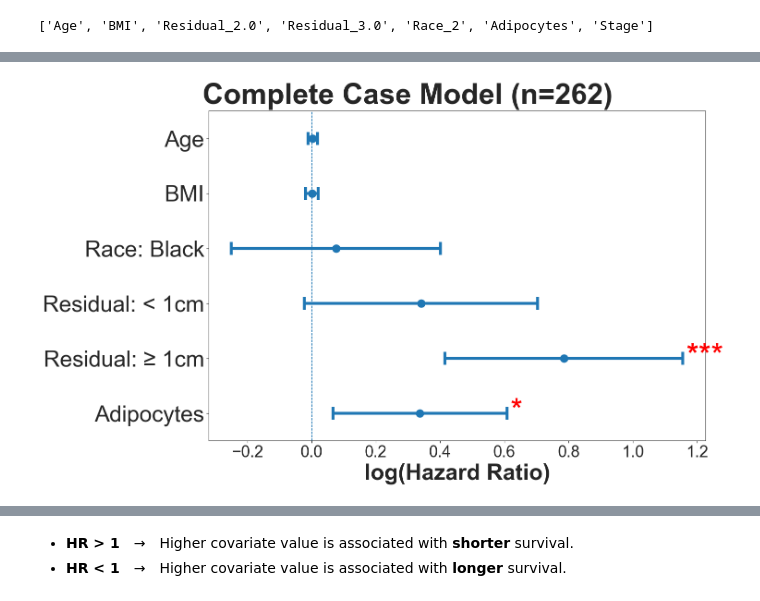
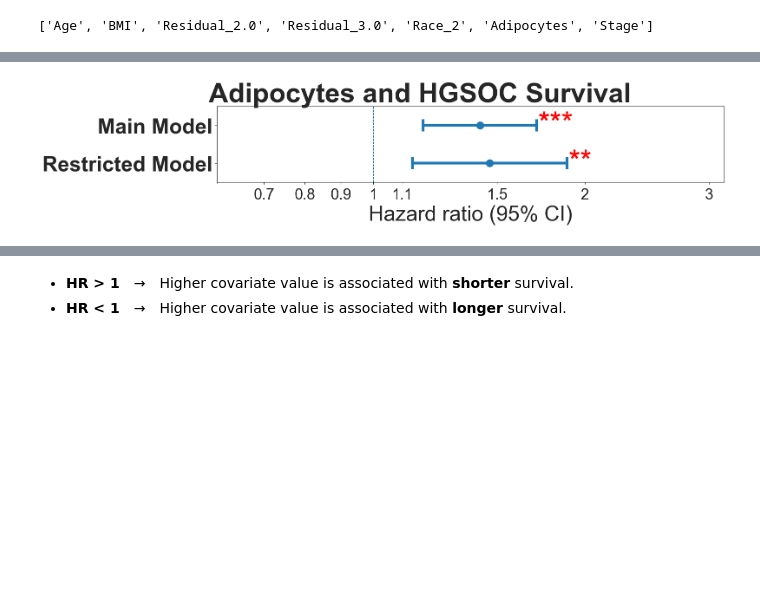
Before and after one commit to ivichadriana/HGSOC_Adipocytes, a Jupyter notebook: notebooks/analysis_proportions_vs_survival.ipynb, the cells around one changed output, grey strips where cells are left out. Cells and saved outputs as stored; diff of their text form; code cells hidden in the pictures; blank space fills up the shorter version.

```diff
--- a/notebooks/analysis_proportions_vs_survival.ipynb
+++ b/notebooks/analysis_proportions_vs_survival.ipynb
@@ -608,0 +640,13 @@ cph.summary
+# %%
+# Full table
+dataframe_to_save = cph.summary.copy()
+title = "Main Model" if not complete_case else "Restricted Model"
+dataframe_to_save["model"] = title
+save_path = f"{os.getcwd()}/../results/coxph_summary_{cell_types_to_use[0]}_{title.replace(' ','_')}.csv"
+dataframe_to_save.to_csv(save_path)
+
+title_to_open = "Main Model" if complete_case else "Restricted Model"
+save_path = f"{os.getcwd()}/../results/coxph_summary_{cell_types_to_use[0]}_{title_to_open.replace(' ','_')}.csv"
+other_model = pd.read_csv(save_path, index_col=0)
+results = pd.concat([other_model,dataframe_to_save])
+results
@@ -608,0 +666,6 @@ cph.summary
+# %%
+summ_cop = cph.summary.copy()
+summ =results.loc[cell_types_to_use[0]]
+col = summ["model"]
+summ.index = col.values
+summ
@@ -611,27 +680,26 @@ cph.summary
 # 1. Pull the numbers we need on the *log(HR)* scale (Cox β)
 # ------------------------------------------------------------------
 sns.set_style("ticks", {"xtick.major.size": 5, "ytick.major.size": 5})
-summ = cph.summary.loc[desired_order].copy()
 
 # Locate the 95% CI columns, version-agnostic
 ci_lower_col = [c for c in summ.columns if c.startswith("coef lower")][0]
 ci_upper_col = [c for c in summ.columns if c.startswith("coef upper")][0]
 
 # Work directly on the log scale (β = log(HR))
-summ["logHR"] = summ["coef"]
-summ["lower95_log"] = summ[ci_lower_col]
-summ["upper95_log"] = summ[ci_upper_col]
+summ["HR"] = np.exp(summ["coef"])
+summ["lower95"] = np.exp(summ[ci_lower_col])
+summ["upper95"] = np.exp(summ[ci_upper_col])
 
 # ------------------------------------------------------------------
 # 2. Plot on a linear x-axis whose units are log(HR)
 # ------------------------------------------------------------------
-fig, ax = plt.subplots(figsize=(15, 1.5 * len(summ)))
+fig, ax = plt.subplots(figsize=(16, 1.8 * len(summ)))
 ypos = np.arange(len(summ))
 
 ax.errorbar(
-    x=summ["logHR"],
+    x=summ["HR"],
     y=ypos,
-    xerr=[summ["logHR"] - summ["lower95_log"], summ["upper95_log"] - summ["logHR"]],
+    xerr=[summ["HR"] - summ["lower95"], summ["upper95"] - summ["HR"]],
     fmt="o",
     capsize=10,
     linewidth=4.5,
@@ -640,25 +708,56 @@ ax.errorbar(
     markersize=12,
 )
 
-# Reference line at HR = 1  -> log(HR) = 0
-ax.axvline(0, ls="--", lw=1)
-
 # Stars for p-values (unchanged; positioned just to the right of the CI)
 for i, p in enumerate(summ["p"]):
     if p < 0.05:
-        ax.text(summ["upper95_log"].iloc[i] + 0.01, ypos[i], "*", va="center", fontsize=50, color="red")
+        ax.text(summ["upper95"].iloc[i] + 0.01, ypos[i], "*", va="center", fontsize=50, color="red")
     if p < 0.005:
-        ax.text(summ["upper95_log"].iloc[i] + 0.01, ypos[i], "**", va="center", fontsize=50, color="red")
+        ax.text(summ["upper95"].iloc[i] + 0.01, ypos[i], "**", va="center", fontsize=50, color="red")
     if p < 0.0005:
-        ax.text(summ["upper95_log"].iloc[i] + 0.01, ypos[i], "***", va="center", fontsize=50, color="red")
+        ax.text(summ["upper95"].iloc[i] + 0.01, ypos[i], "***", va="center", fontsize=50, color="red")
 padding = 0.5
 ax.set_ylim(-padding, len(summ) - 1 + padding)
+ax.set_xscale("log")
 ax.set_yticks(ypos)
-ax.set_yticklabels(summ.index, fontsize=35)
-plt.xticks(fontsize=25)
+ax.tick_params(axis='x', labelsize=25)
+ax.set_yticklabels(summ.index, fontsize=35, fontweight="bold")
 ax.set_ylabel("", fontsize=35)
-ax.set_xlabel("log(Hazard Ratio)", fontsize=35, fontweight="bold")
-ax.set_title(title_for_plot, fontsize=45, fontweight="bold", y=1.01, x=0.4)
+ax.set_xlabel("Hazard ratio (95% CI)", fontsize=35)
+cell_name = cell_types_to_use[0] if cell_types_to_use[0] == "Adipocytes" else cell_types_to_use[0]+" Cells"
+ax.set_title(f"{cell_name} and HGSOC Survival", fontsize=45, fontweight="bold", y=1.01, x=0.4)
+
+from matplotlib.ticker import FixedLocator, FuncFormatter, LogLocator, NullFormatter
+
+# 1) Fixed limits for all figures
+ax.set_xscale("log")
+ax.set_xlim(0.6, 3.15)
+
+# 2) Fixed major tick *values* (same everywhere)
+fixed_ticks = [0.7, 0.8, 0.9, 1.0, 1.1, 1.5,2.0, 3.0]
+ax.xaxis.set_major_locator(FixedLocator(fixed_ticks))
+
+# 3) Plain decimal labels (no 10^x, no 1e-01), tidy zeros
+def plain_fmt(x, pos):
+    if x < 1:
+        s = f"{x:.2f}"
+    elif x < 10:
+        s = f"{x:.1f}"
+    else:
+        s = f"{x:g}"
+    return s.rstrip("0").rstrip(".")
+ax.xaxis.set_major_formatter(FuncFormatter(plain_fmt))
+
+# 4) Optional: minor tick marks only (no labels), for log “feel”
+ax.xaxis.set_minor_locator(LogLocator(base=10, subs=(2,3,4,5,6,7,8,9)))
+ax.xaxis.set_minor_formatter(NullFormatter())
+
+# 5) Styling (adjust size if they feel tight)
+ax.tick_params(axis="x", which="major", labelsize=22, pad=6)
+
+# 4) styling
+ax.tick_params(axis='x', which='major', labelsize=25)
+ax.axvline(1, ls="--", lw=1)
 ax.invert_yaxis()
 plt.tight_layout()
 plt.show()
@@ -666 +780 @@ plt.show()
-[figure, old version]
+[figure, new version]
```
Also changed, not shown: parts of 24 cells of this notebook, 5 other files.
